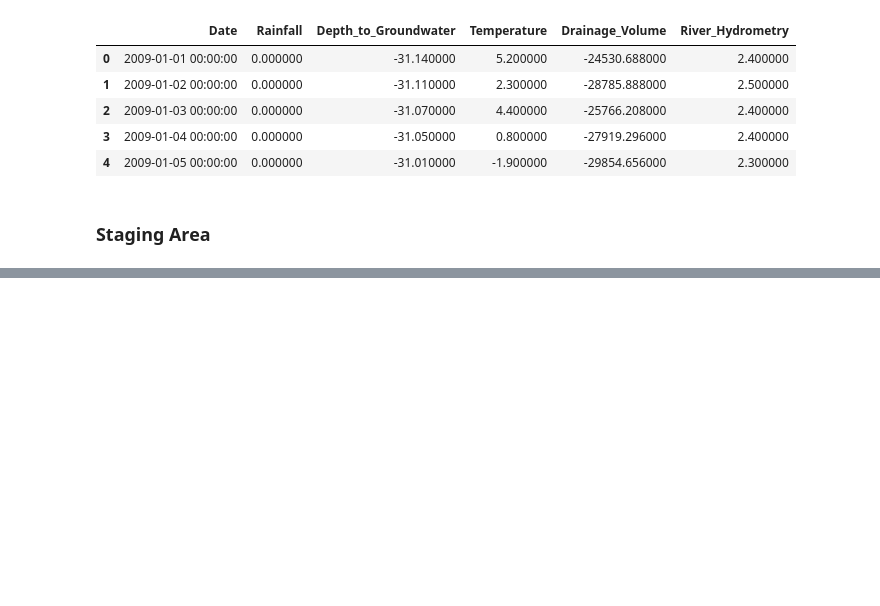
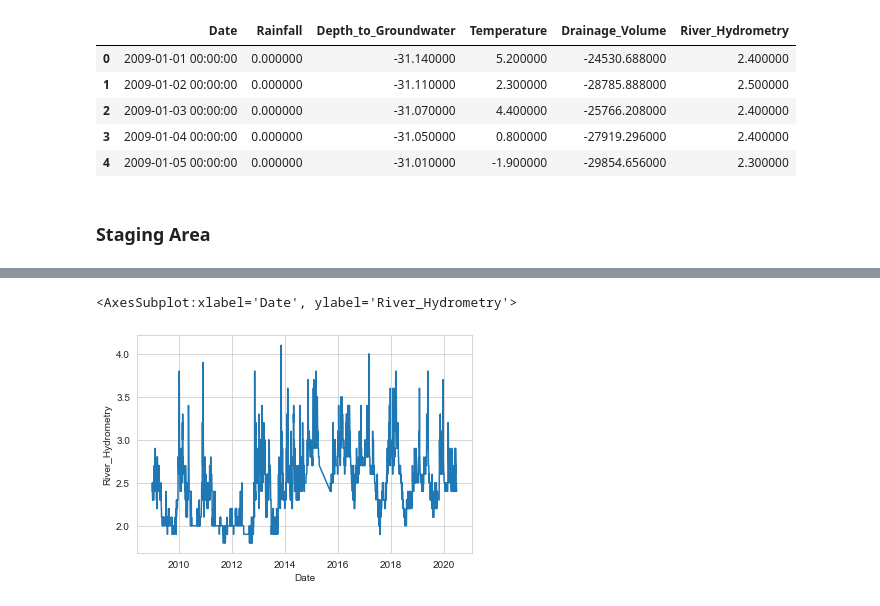
Before and after one commit to AshlanH/water_analytics, a Jupyter notebook: Aquifer_Petrignano_test_stage.ipynb, the cells around one changed output, grey strips where cells are left out. Saved outputs shown, nothing was run; the diff lists cells and outputs as text; code cells hidden in the pictures; blank space fills up the shorter version.

```diff
--- a/Aquifer_Petrignano_test_stage.ipynb
+++ b/Aquifer_Petrignano_test_stage.ipynb
@@ -84,0 +98,4 @@ sns.lineplot(
+# %%
+df['Drainage_Volume'] = df['Drainage_Volume'].interpolate()
+df['River_Hydrometry'] = df['River_Hydrometry'].interpolate()
+df['Depth_to_Groundwater'] = df['Depth_to_Groundwater'].interpolate()
@@ -84,0 +122,5 @@ sns.lineplot(
+# %%
+sns.lineplot(data= df, x='Date', y = 'River_Hydrometry')
+# %% [output]
+<AxesSubplot:xlabel='Date', ylabel='River_Hydrometry'>
+[figure, added]
```
Also changed, not shown: parts of 10 cells of this notebook.
